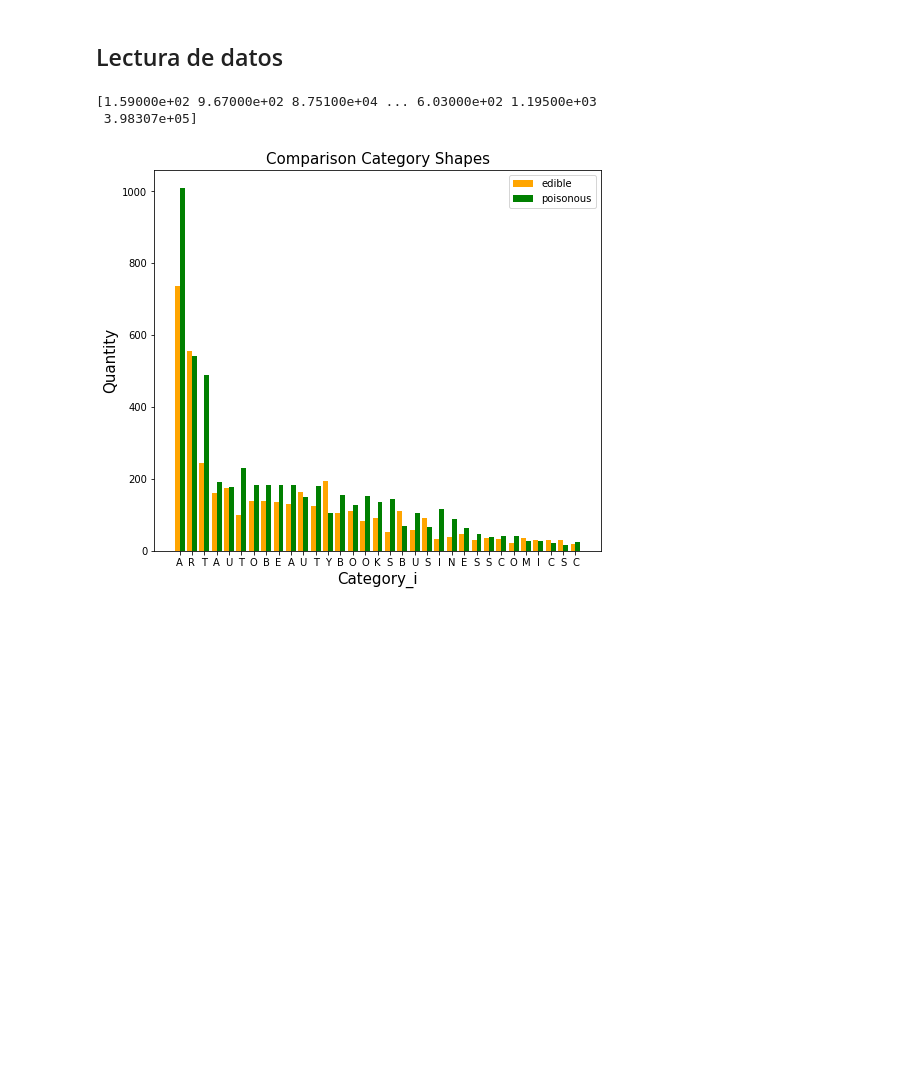
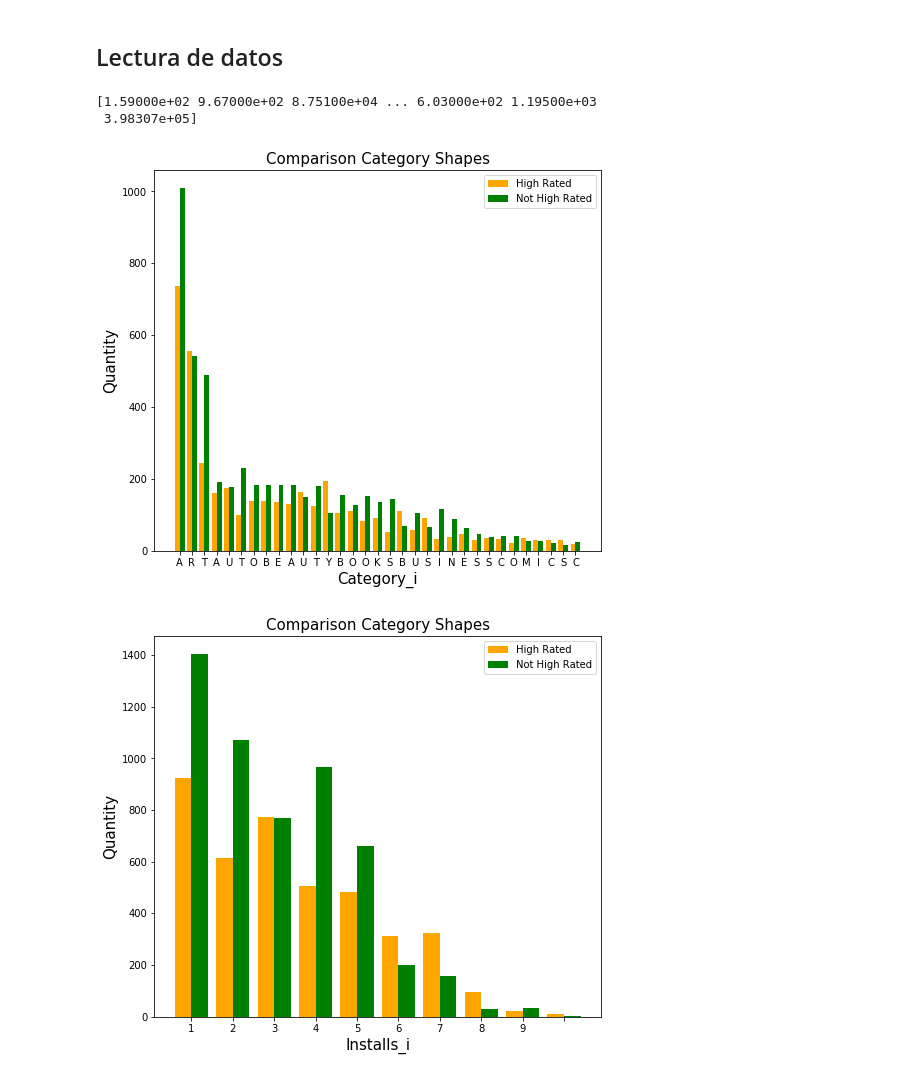
Before and after one commit to Filinouns/AAMD, a Jupyter notebook: PF/Finalisima.ipynb, the cells around one changed output. Saved outputs shown, nothing was run; the diff lists cells and outputs as text; code cells hidden in the pictures; blank space fills up the shorter version.

```diff
--- a/PF/Finalisima.ipynb
+++ b/PF/Finalisima.ipynb
@@ -111,6 +111,9 @@ def transform_data(data):
     #Installs
     data["Installs"] = data["Installs"].map(installs_trans)
 
+    data["Installs_i"] = np.floor(np.log10(data["Installs"])).astype(int)
+
+
     #Transformacion del "Content Rating" a enteros por cada valor unico
     RatingL = data["Content Rating"].unique()
     RatingDict = {}
@@ -129,6 +132,8 @@ def transform_data(data):
 
     #Reviews
     data["Reviews"] = data["Reviews"].map(review_trans).astype(float)
+    data["Reviews_i"] = np.floor(np.log10(data["Reviews"])).astype(int)
+
 
     #Eliminando los parametros que no utilizaremos ya que no son relevantes
     data.drop(labels = ['Last Updated', 'App', 'Genres', 'Rating', 'Type', 'Content Rating',
@@ -195,35 +202,38 @@ def drawCompareGraphic(feature, title, ticklabels):
         edibleShape.append(edibles)
         poisonousShape.append(quantity-edibles)
 
     ancho = 0.4
     fig, ax = plt.subplots(figsize=(8,7))
     ax.bar(inde, edibleShape, ancho, color='orange')
     ax.bar(inde+ancho, poisonousShape, ancho, color='green')
 
     ax.set_xlabel(feature, fontsize = 15)
     ax.set_ylabel('Quantity',fontsize=15)
     ax.set_title(title,fontsize=15)
     ax.set_xticks(inde+ancho/2)
     ax.set_xticklabels(ticklabels, fontsize=10)
-    ax.legend(['edible', 'poisonous'])
+    ax.legend(['High Rated', 'Not High Rated'])
     i = i + 1
     plt.savefig('comparison' + str(i) + '.png')
 
 #print(dataClasses)
 
 drawCompareGraphic('Category_i', 'Comparison Category Shapes', ('ART' 'AUTO' 'BEAUTY' 'BOOKS'
                                                     'BUSINESS' 'COMICS' 'COMMUNICATION' 'DATING' 'EDUCATION' 'ENTERTAINMENT'
                                                  'EVENTS' 'FINANCE' 'FOOD' 'HEALTH' 'HOME'
                                                   'LIBRARIES' 'LIFESTYLE' 'GAME' 'FAMILY' 'MEDICAL' 'SOCIAL'
                                                   'SHOPPING' 'PHOTOGRAPHY' 'SPORTS' 'TRAVEL' 'TOOLS'
                                                   'PERSONALIZATION' 'PRODUCTIVITY' 'PARENTING' 'WEATHER' 'VIDEO'
                                                   'NEWS' 'MAPS'))
 
+drawCompareGraphic('Installs_i', 'Comparison Category Shapes', ('1' '2' '3' '4' '5' '6' '7' '8' '9'))
+
 print(d["Reviews"].unique())
 # %% [output]
 [1.59000e+02 9.67000e+02 8.75100e+04 ... 6.03000e+02 1.19500e+03
  3.98307e+05]
-[figure, old version]
+[figure, new version]
+[figure, added]
 # %%
 #Representamos la cantidad de muestras de ejmplo que son high_rated o low_rated a nivel gloval
 print(len(d))
```
Also changed, not shown: parts of 7 cells of this notebook, 5 other files.
